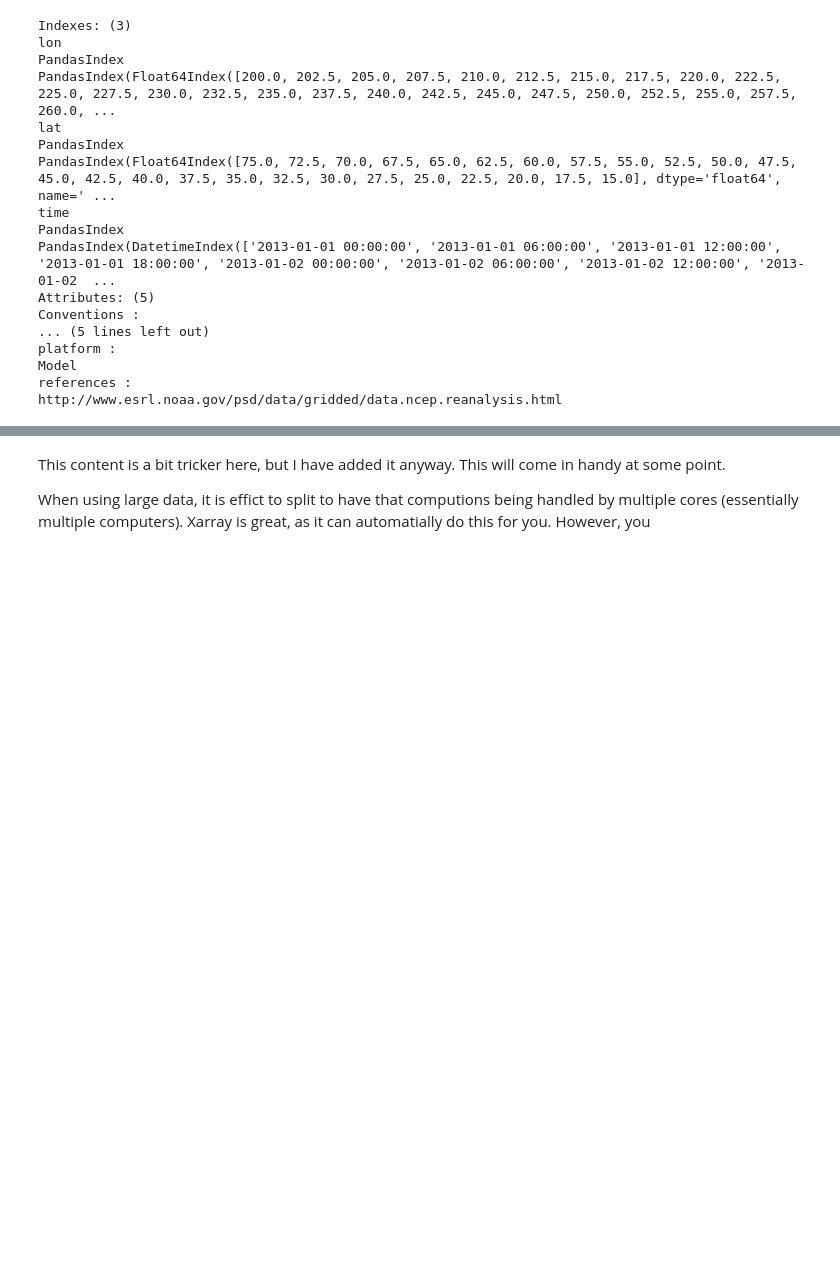
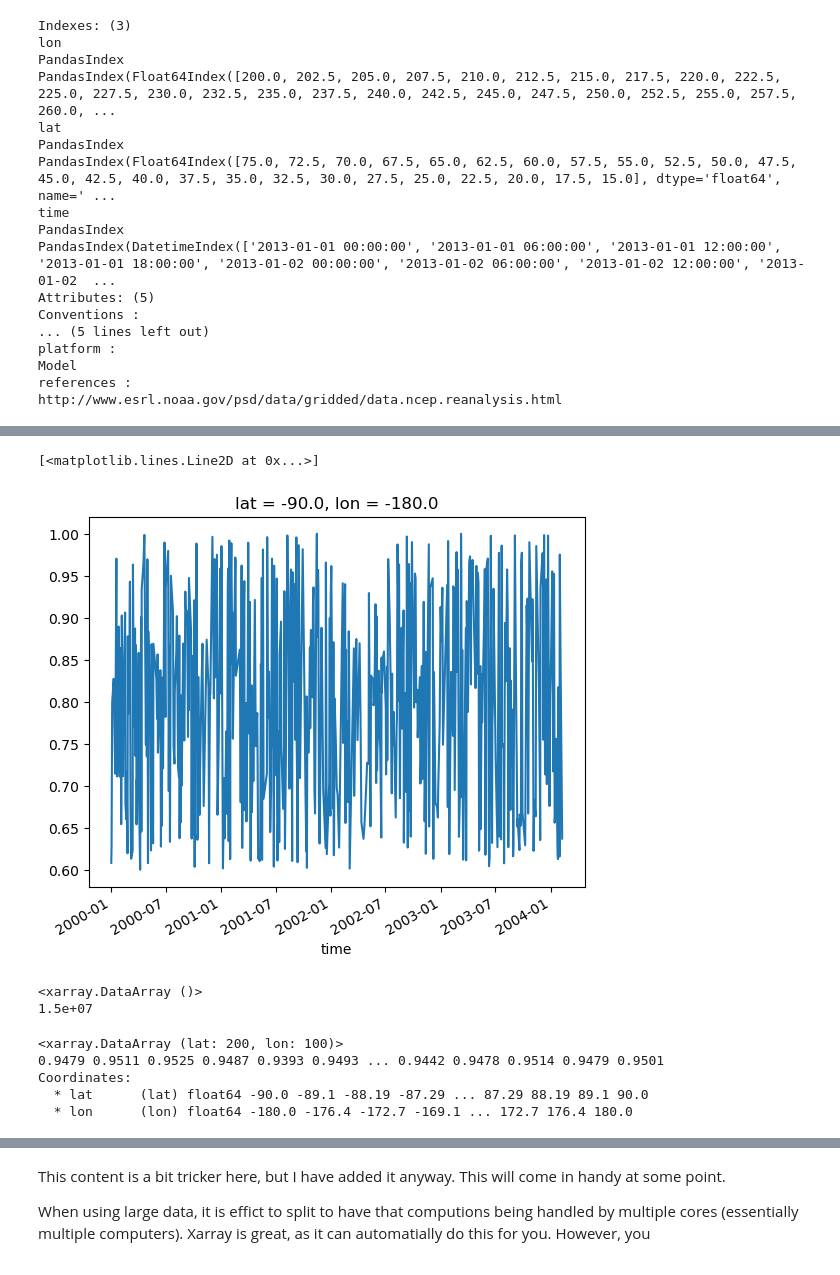
Before and after one commit to alexborowiak/xarray_examples, a Jupyter notebook: xarray_demonstation_notebook_02.ipynb, the cells around one changed output, grey strips where cells are left out. Saved outputs shown, nothing was run; the diff lists cells and outputs as text; code cells hidden in the pictures; blank space fills up the shorter version.

```diff
--- a/xarray_demonstation_notebook_02.ipynb
+++ b/xarray_demonstation_notebook_02.ipynb
@@ -113,0 +162,28 @@ http://www.esrl.noaa.gov/psd/data/gridded/data.ncep.reanalysis.html
+# %%
+# If we wish to drop these we can use drop=True
+# we can get just where the data array is above a certain value using the 'where' function
+da_greater_than_no_nans = da_single_point.where(da_single_point > 0.6, drop=True)
+da_greater_than_no_nans.plot()
+# %% [output]
+[<matplotlib.lines.Line2D at 0x...>]
+[figure, added]
+# %%
+# Summing, counting, mean, median are all done with methods (anything after the dot is called a method - they are just functions that
+# are attached to something)
+
+da.mean(dim=['lat', 'lon'])
+da.sum(dim=['lat', 'lon', 'time'])
+# %% [output]
+<xarray.DataArray ()>
+1.5e+07
+# %%
+# Percentile calculation
+# If we are getting the percentiles across time, then we can use the reduce method.
+da_percentile = da.reduce(np.nanpercentile, q=95, dim='time')
+da_percentile
+# %% [output]
+<xarray.DataArray (lat: 200, lon: 100)>
+0.9479 0.9511 0.9525 0.9487 0.9393 0.9493 ... 0.9442 0.9478 0.9514 0.9479 0.9501
+Coordinates:
+  * lat      (lat) float64 -90.0 -89.1 -88.19 -87.29 ... 87.29 88.19 89.1 90.0
+  * lon      (lon) float64 -180.0 -176.4 -172.7 -169.1 ... 172.7 176.4 180.0
```
Also changed, not shown: parts of 15 cells of this notebook, 1 other file.
